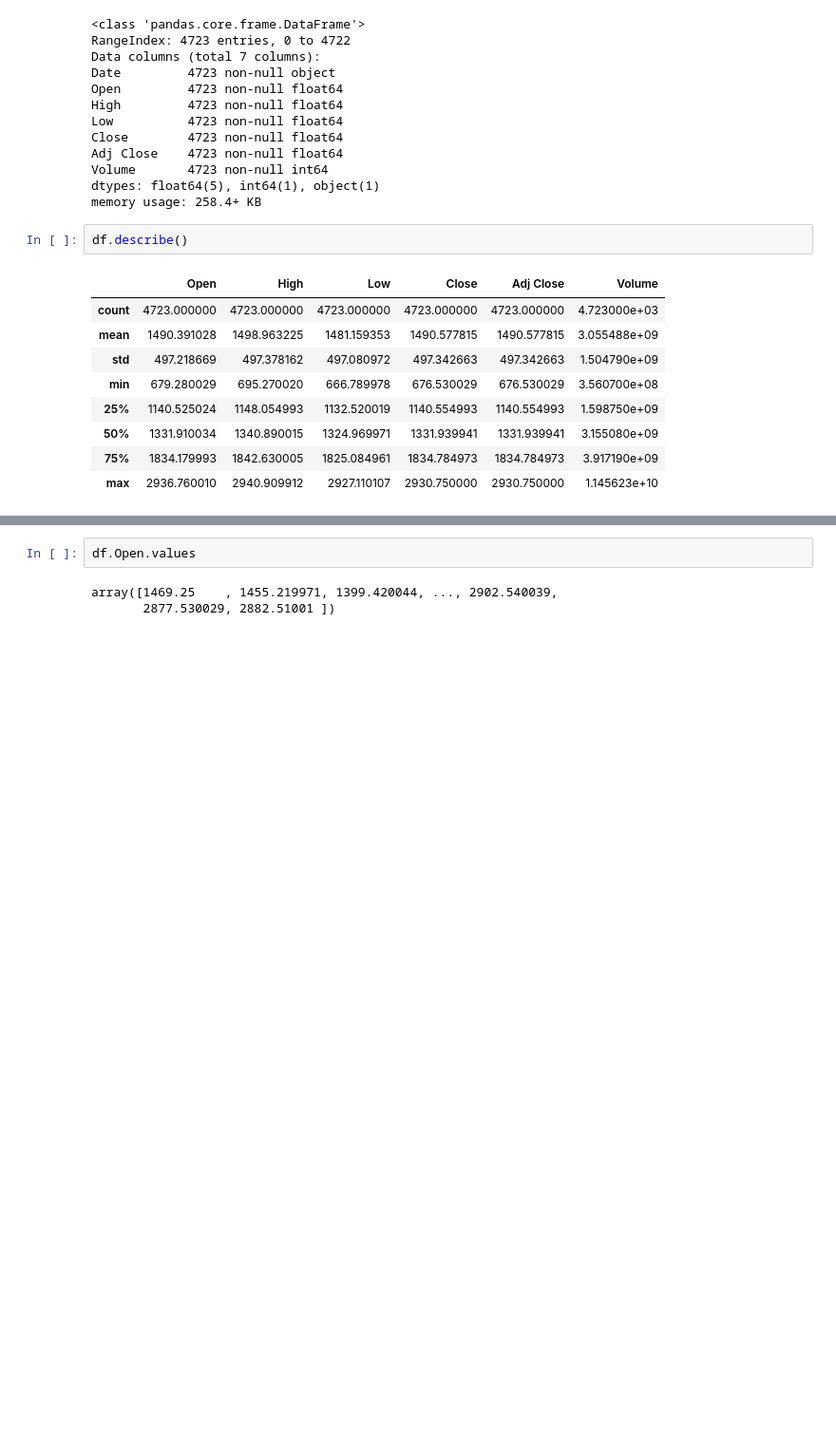
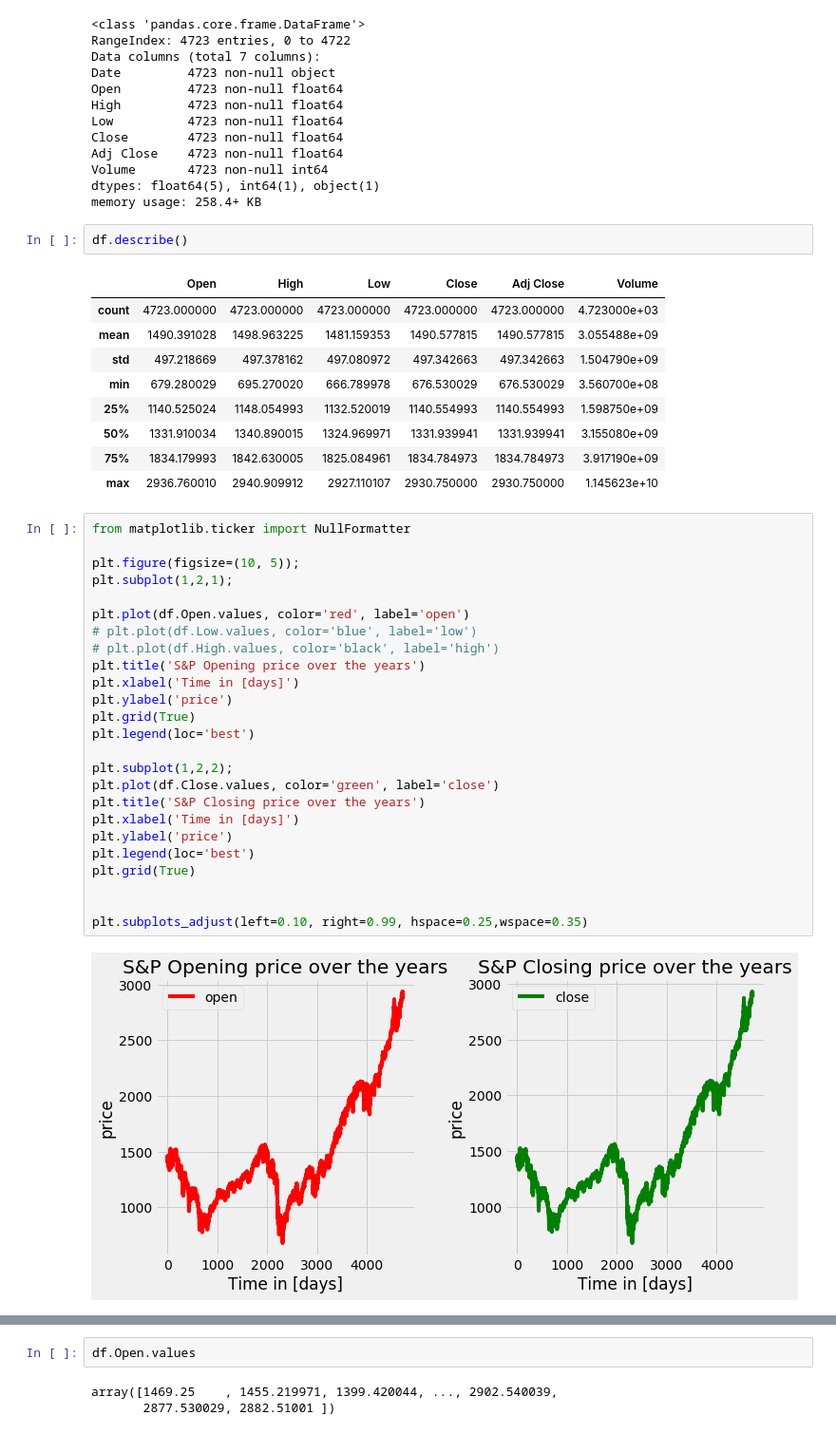
Before and after one commit to Venkat-Rajgopal/Blog-post-codes, a Jupyter notebook: LSTM Stock Predictions/rnn_prediction.ipynb, the cells around one changed output, grey strips where cells are left out. Shown: that part at 95% size. Drawn from its saved outputs; the diff is of its cells as text; blank space fills up the shorter version.

```diff
--- a/LSTM Stock Predictions/rnn_prediction.ipynb
+++ b/LSTM Stock Predictions/rnn_prediction.ipynb
@@ -56,5 +58,32 @@ df.describe()
 | 50% | 1331.910034 | 1340.890015 | 1324.969971 | 1331.939941 | 1331.939941 | 3.155080e+09 |
 | 75% | 1834.179993 | 1842.630005 | 1825.084961 | 1834.784973 | 1834.784973 | 3.917190e+09 |
 | max | 2936.760010 | 2940.909912 | 2927.110107 | 2930.750000 | 2930.750000 | 1.145623e+10 |
+# %%
+from matplotlib.ticker import NullFormatter
+
+plt.figure(figsize=(10, 5));
+plt.subplot(1,2,1);
+
+plt.plot(df.Open.values, color='red', label='open')
+# plt.plot(df.Low.values, color='blue', label='low')
+# plt.plot(df.High.values, color='black', label='high')
+plt.title('S&P Opening price over the years')
+plt.xlabel('Time in [days]')
+plt.ylabel('price')
+plt.grid(True)
+plt.legend(loc='best')
+
+plt.subplot(1,2,2);
+plt.plot(df.Close.values, color='green', label='close')
+plt.title('S&P Closing price over the years')
+plt.xlabel('Time in [days]')
+plt.ylabel('price')
+plt.legend(loc='best')
+plt.grid(True)
+
+
+plt.subplots_adjust(left=0.10, right=0.99, hspace=0.25,wspace=0.35)
+# %% [output]
+[figure, added]
 # %%
 plt.figure(figsize=(10, 5));
```
Also changed, not shown: parts of 3 cells of this notebook.
